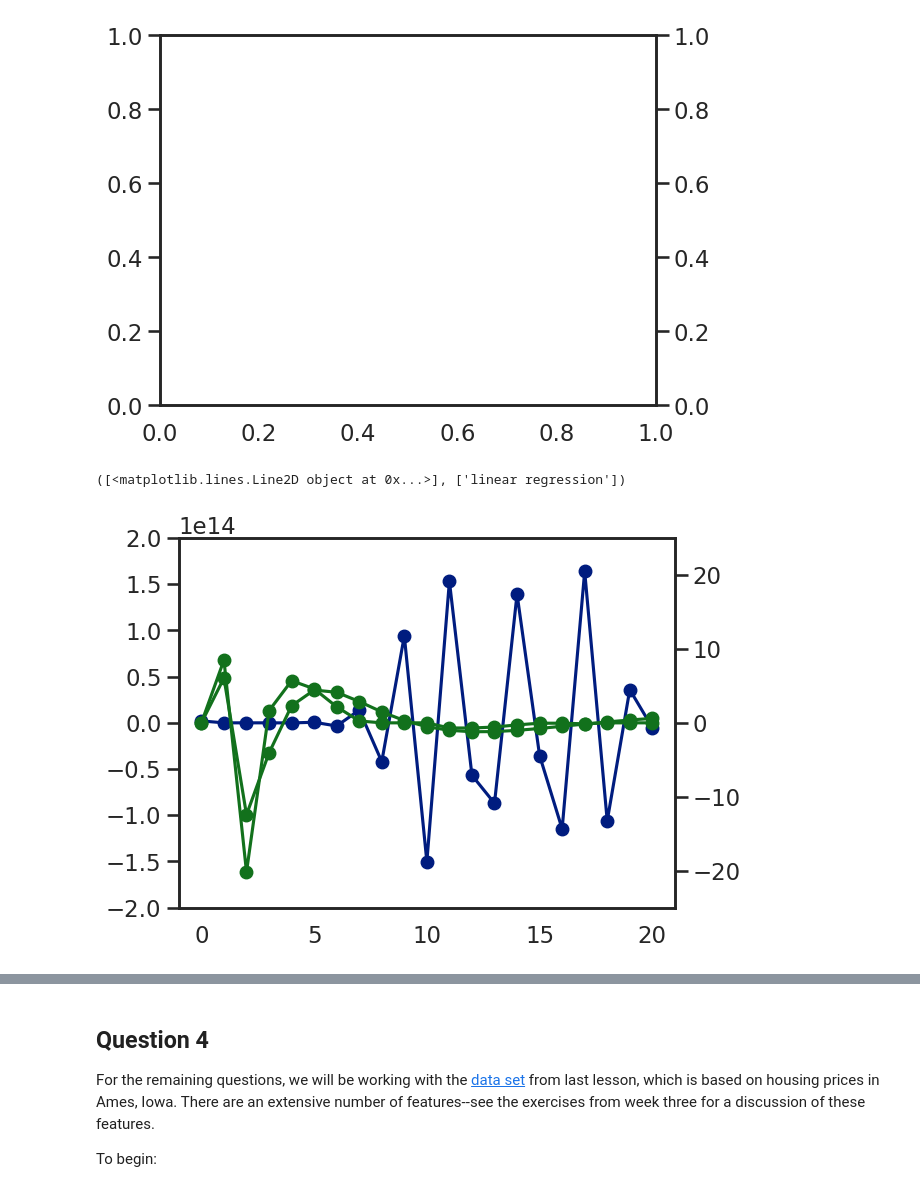
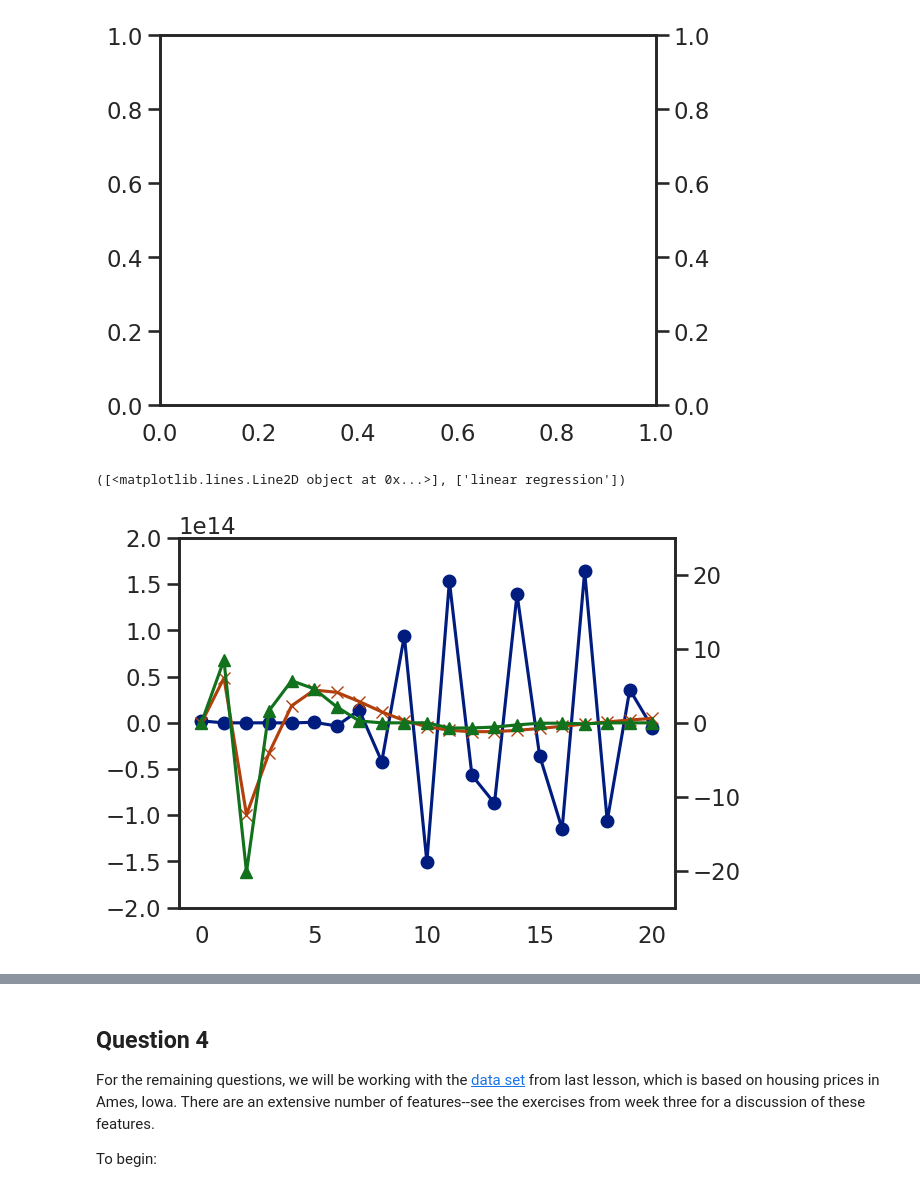
Before and after one commit to htetaunglynn94/coursera, a Jupyter notebook: ibm_ml_series/supervised_ml/module_4/holab_1_regularization.ipynb, the cells around one changed output, grey strips where cells are left out. Drawn from its saved outputs; the diff is of its cells as text; code cells hidden in the pictures.

```diff
--- a/ibm_ml_series/supervised_ml/module_4/holab_1_regularization.ipynb
+++ b/ibm_ml_series/supervised_ml/module_4/holab_1_regularization.ipynb
@@ -257,24 +257,24 @@ ax2 = plt.twinx()
 # %%
 # setup the dual y-ases
 ax1 = plt.axes()
 ax2 = plt.twinx()
 
 # plot the linear regression data
 ax1.plot(lr.coef_,     color=colors[0], marker='o', label='linear regression')
-ax2.plot(rr.coef_,     color=colors[2], marker='o', label='ridge regression')
-ax2.plot(lassor.coef_, color=colors[2], marker='o', label='lasso regression')
+ax2.plot(rr.coef_,     color=colors[1], marker='x', label='ridge regression')
+ax2.plot(lassor.coef_, color=colors[2], marker='^', label='lasso regression')
 
 # customize axes scales
 ax1.set_ylim(-2e14, 2e14)
 ax2.set_ylim(-25, 25)
 
 # combine the legends
 print(ax1.get_legend_handles_labels())
 
 plt.show()
 # %% [output]
 ([<matplotlib.lines.Line2D object at 0x...>], ['linear regression'])
-[figure, old version]
+[figure, new version]
 # %%
 colors = sns.color_palette()
 
```
Also changed, not shown: parts of 3 cells of this notebook.
